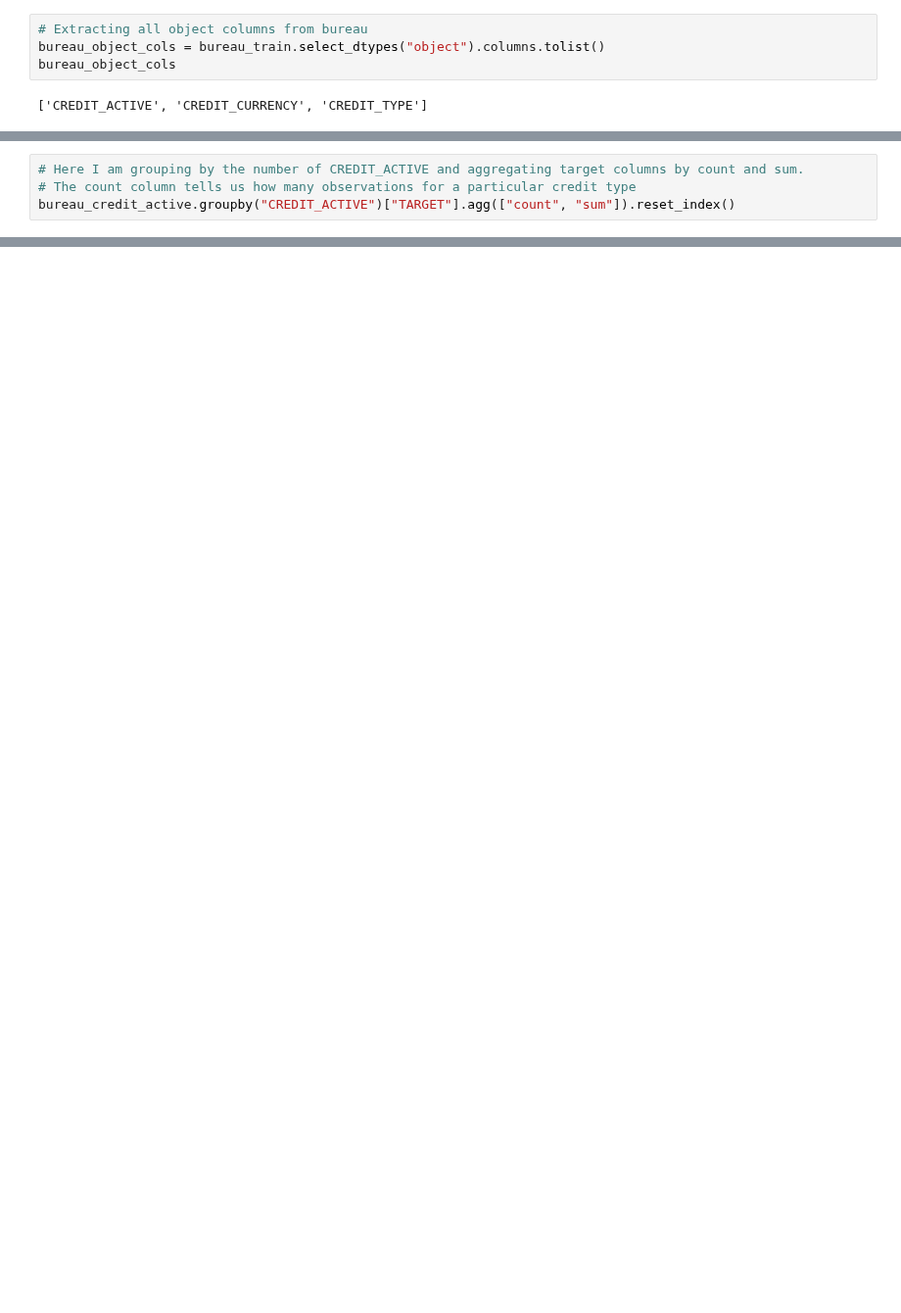
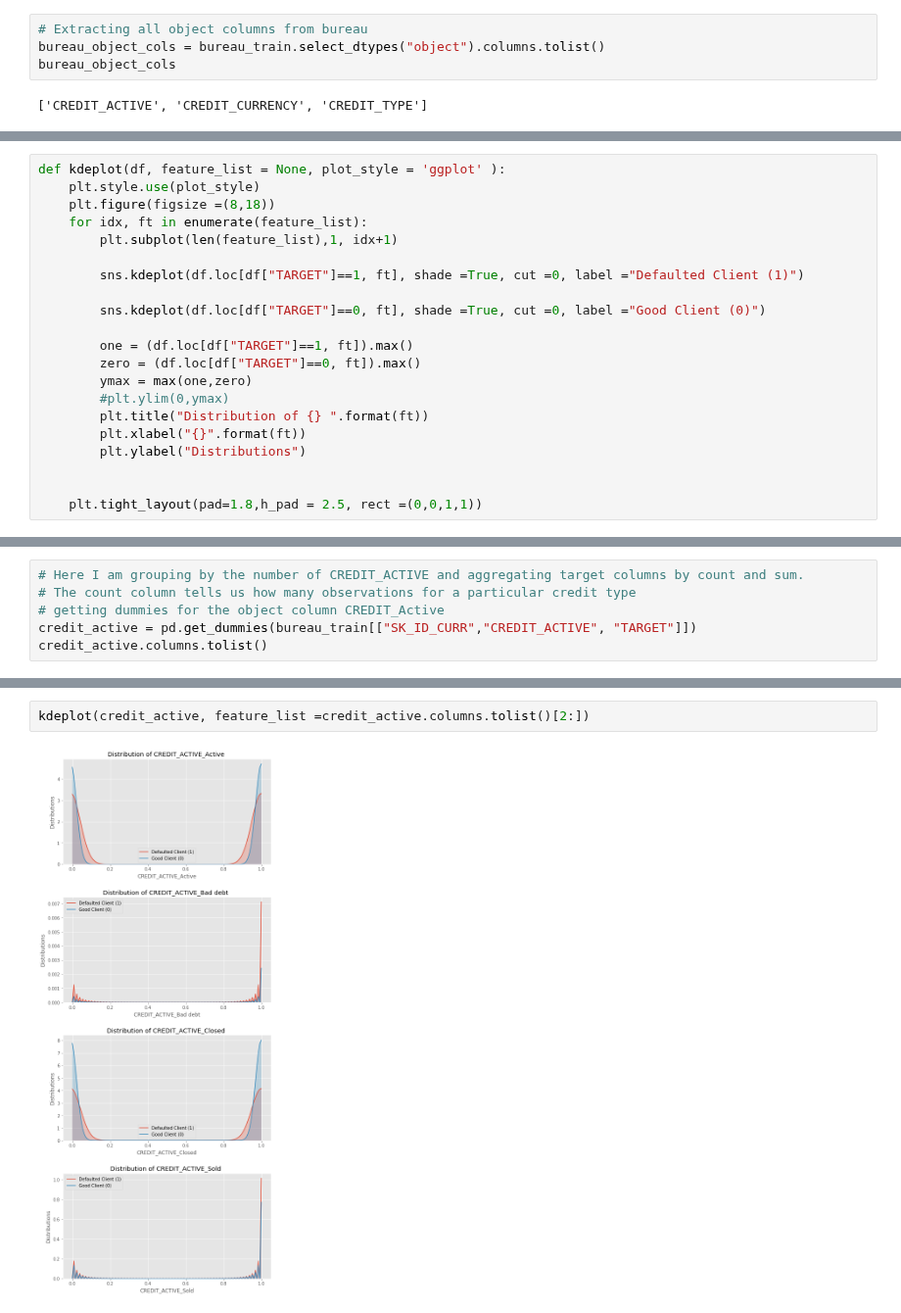
Before and after one commit to zahid1202/Credit_Default_Risk, a Jupyter notebook: Features_Engineering.ipynb, the cells around one changed output, grey strips where cells are left out. Shown at 98% size. Cells and saved outputs as stored; diff of their text form; blank space fills up the shorter version.

```diff
--- a/Features_Engineering.ipynb
+++ b/Features_Engineering.ipynb
@@ -217 +245,22 @@ Mobile operator loan                                  1
 Name: CREDIT_TYPE, dtype: int64
+# %%
+def kdeplot(df, feature_list = None, plot_style = 'ggplot' ):
+    plt.style.use(plot_style)
+    plt.figure(figsize =(8,18))
+    for idx, ft in enumerate(feature_list):
+        plt.subplot(len(feature_list),1, idx+1)
+
+        sns.kdeplot(df.loc[df["TARGET"]==1, ft], shade =True, cut =0, label ="Defaulted Client (1)")
+
+        sns.kdeplot(df.loc[df["TARGET"]==0, ft], shade =True, cut =0, label ="Good Client (0)")
+
+        one = (df.loc[df["TARGET"]==1, ft]).max()
+        zero = (df.loc[df["TARGET"]==0, ft]).max()
+        ymax = max(one,zero)
+        #plt.ylim(0,ymax)
+        plt.title("Distribution of {} ".format(ft))
+        plt.xlabel("{}".format(ft))
+        plt.ylabel("Distributions")
+
+
+    plt.tight_layout(pad=1.8,h_pad = 2.5, rect =(0,0,1,1))
@@ -239,5 +304,7 @@ bureau_credit_active.rename()
 # %%
 # Here I am grouping by the number of CREDIT_ACTIVE and aggregating target columns by count and sum.
 # The count column tells us how many observations for a particular credit type
-bureau_credit_active.groupby("CREDIT_ACTIVE")["TARGET"].agg(["count", "sum"]).reset_index()
+# getting dummies for the object column CREDIT_Active
+credit_active = pd.get_dummies(bureau_train[["SK_ID_CURR","CREDIT_ACTIVE", "TARGET"]])
+credit_active.columns.tolist()
 # %% [output]
@@ -261,0 +317,4 @@ bureau_credit_active.groupby("CREDIT_ACTIVE")["TARGET"].agg(["count", "sum"]).re
+# %%
+kdeplot(credit_active, feature_list =credit_active.columns.tolist()[2:])
+# %% [output]
+[figure, added]
```
Also changed, not shown: parts of 31 cells of this notebook.
